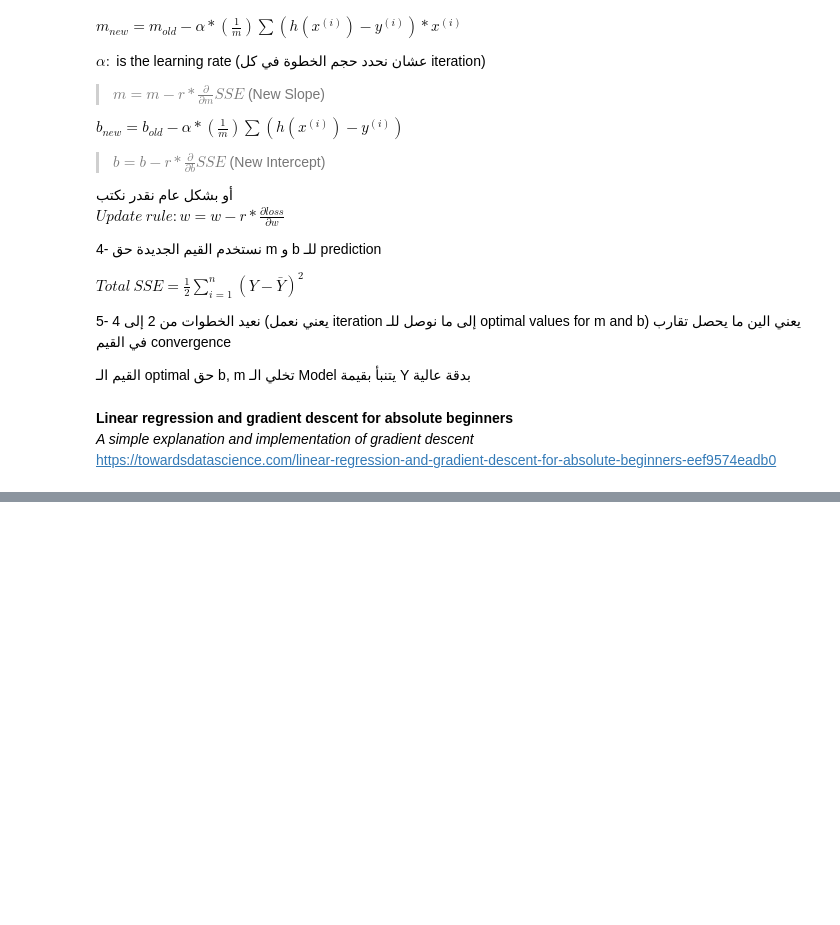
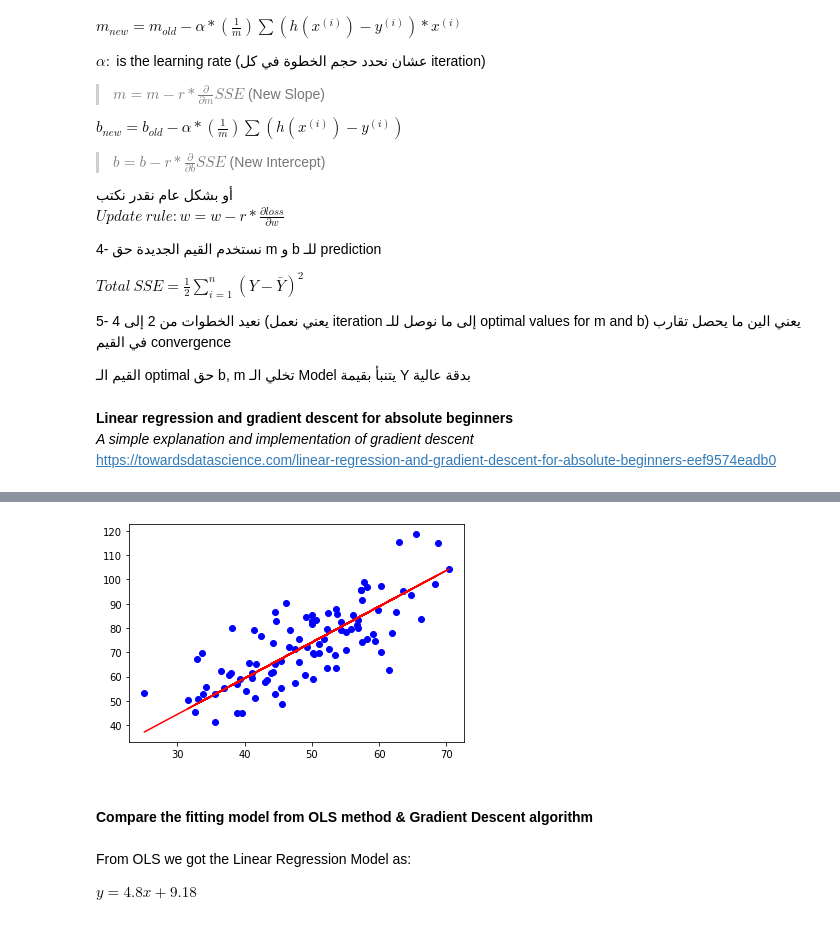
Before and after one commit to JBadawood/Machine_Learning, a Jupyter notebook: Linear_Regression/Linear_Regression.ipynb, the cells around one changed output, grey strips where cells are left out. Drawn from its saved outputs; the diff is of its cells as text; code cells hidden in the pictures; blank space fills up the shorter version.

```diff
--- a/Linear_Regression/Linear_Regression.ipynb
+++ b/Linear_Regression/Linear_Regression.ipynb
@@ -939,0 +1037,18 @@ https://towardsdatascience.com/linear-regression-using-gradient-descent-97a6c870
+# %%
+# Building the Model
+m = 0 # starting with initial value for Slope
+c = 0 # starting with initial value for intercept
+
+L = 0.0001 # Learning Rate
+epochs = 1000 # number of iteration
+
+n = len(X) # number of element in X
+# %%
+for i in range(n):
+    Y_pred = m*X + c
+    D_m = (-2/n) * sum(X * (Y - Y_pred)) # Partial Derivative wrt m
+    D_c = (-2/n) * sum(Y - Y_pred) # Partial Derivative wrt c
+
+    # Updating the values of m and c until reach optimum values
+    m = m - L * D_m
+    c = c - L * D_c
@@ -939,0 +1061,4 @@ https://towardsdatascience.com/linear-regression-using-gradient-descent-97a6c870
+# %%
+# Making Predictions
+Y_pred = m*X + c
+Y_pred
@@ -939,0 +1078,12 @@ https://towardsdatascience.com/linear-regression-using-gradient-descent-97a6c870
+# %%
+# Plotting after fitting the linear regression model
+plt.scatter(X,Y, color = 'blue')
+plt.plot(X, Y_pred, color = 'red');
+# %% [output]
+[figure, added]
+# %% [markdown]
+#### Compare the fitting model from OLS method & Gradient Descent algorithm
+# %% [markdown]
+From OLS we got the Linear Regression Model as:
+
+$y=4.8x+9.18$
```
Also changed, not shown: parts of 30 cells of this notebook.
